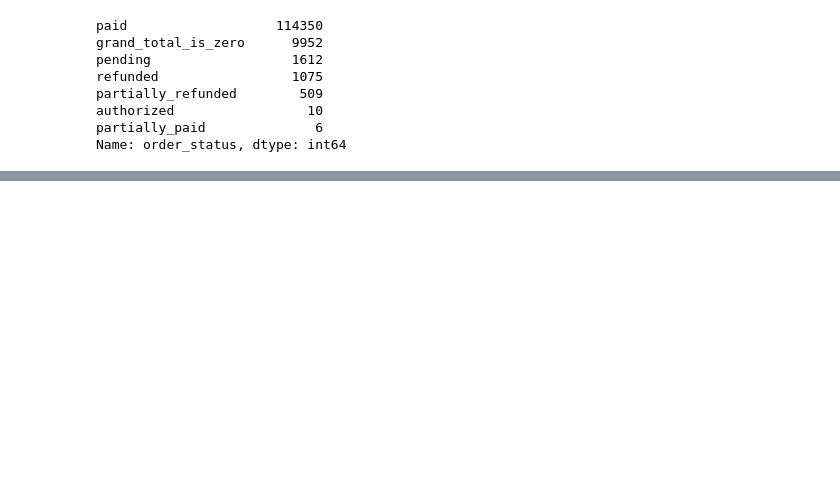
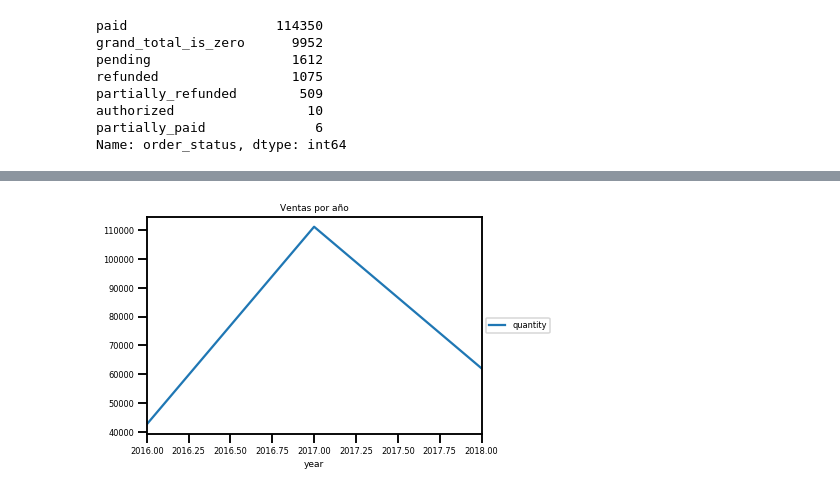
Before and after one commit to AgustinVelurtas/grupo13_clusterai, a Jupyter notebook: tp_grupo13.ipynb, the cells around one changed output, grey strips where cells are left out. Drawn from its saved outputs; the diff is of its cells as text; code cells hidden in the pictures; blank space fills up the shorter version.

```diff
--- a/tp_grupo13.ipynb
+++ b/tp_grupo13.ipynb
@@ -311,0 +479,9 @@ array(['Grupo Modelo', 'Patagonia Brewing Co.', 'Corona', 'Stella Artois',
+# %%
+sns.set_context("talk", font_scale=0.5)
+tp_by_year[('quantity')].plot(title = "Ventas por año" )
+plt.legend(loc='center left', bbox_to_anchor=(1, 0.5))
+plt.show()
+#este quedó medio falopa, pero nos permite ver que el 2017 tiene mas cantidad. Asumimos que es porque
+#hay más registros (están los de todo el año) y porque deben haber empezado a cargar más data en 2017.
+# %% [output]
+[figure, added]
```
Also changed, not shown: parts of 36 cells of this notebook.
